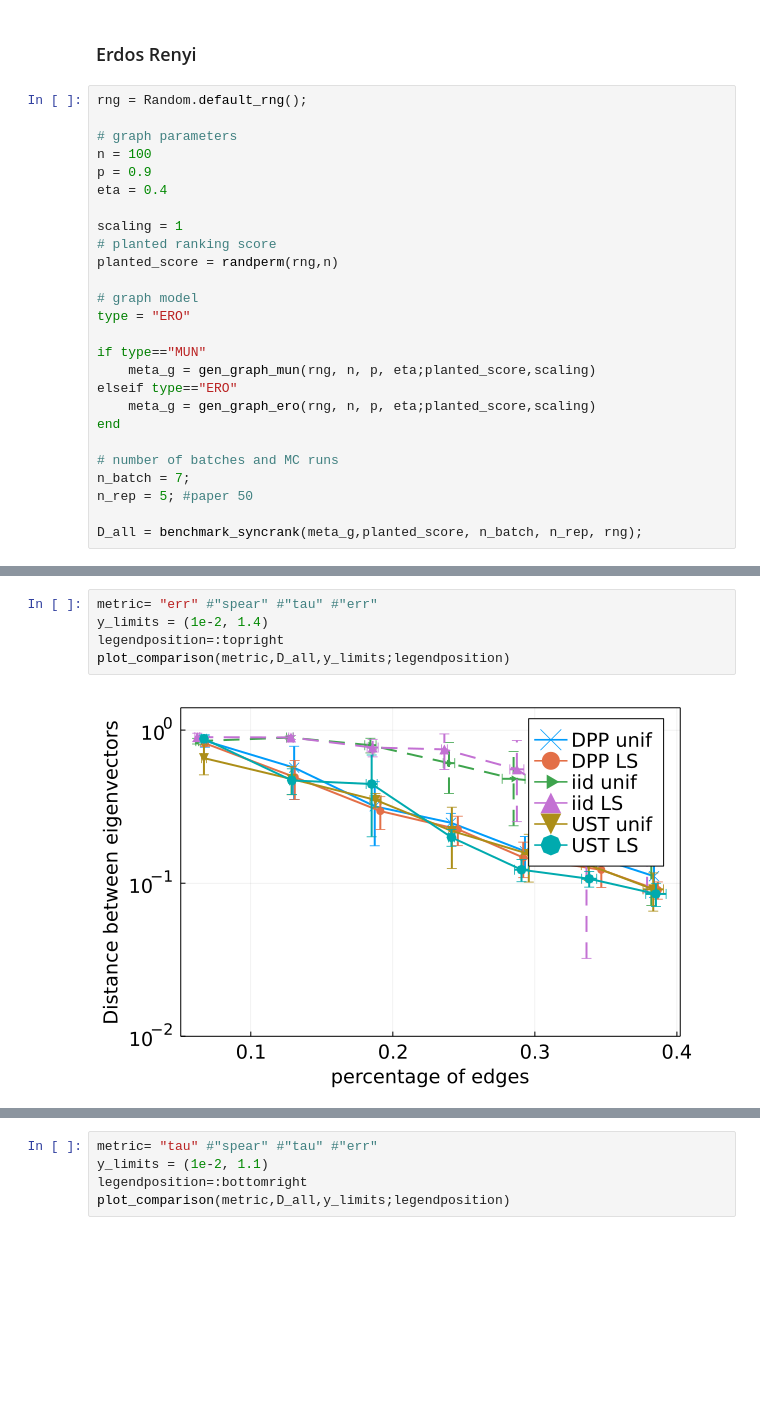
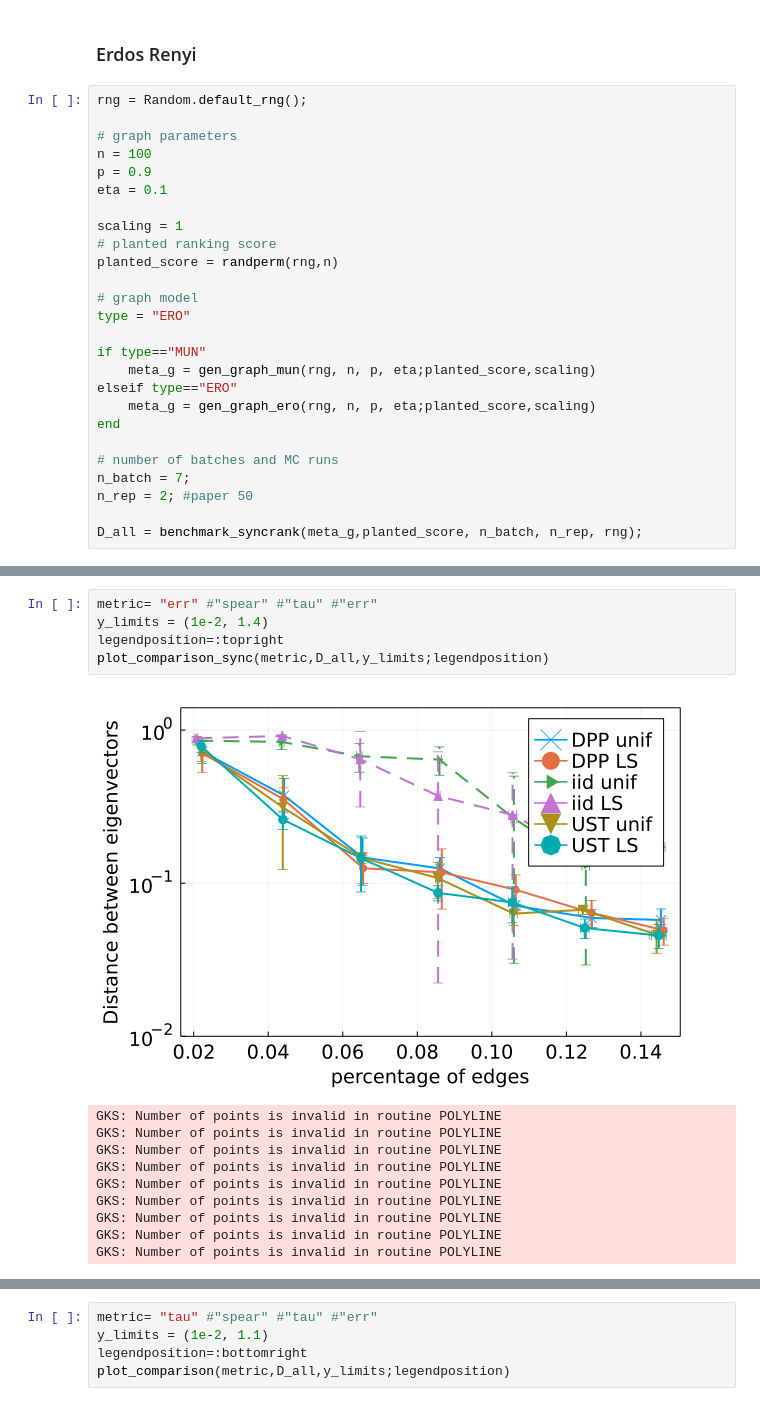
Before and after one commit to For-a-few-DPPs-more/MagneticLaplacianSparsifier.jl, a Jupyter notebook: notebooks/syncrank.ipynb, the cells around one changed output, grey strips where cells are left out. Cells and saved outputs as stored; diff of their text form; blank space fills up the shorter version.

```diff
--- a/notebooks/syncrank.ipynb
+++ b/notebooks/syncrank.ipynb
@@ -12,7 +12,7 @@ rng = Random.default_rng();
 # graph parameters
 n = 100
 p = 0.9
-eta = 0.4
+eta = 0.1
 
 scaling = 1
 # planted ranking score
@@ -29,6 +29,6 @@ end
 
 # number of batches and MC runs
 n_batch = 7;
-n_rep = 5; #paper 50
+n_rep = 2; #paper 50
 
 D_all = benchmark_syncrank(meta_g,planted_score, n_batch, n_rep, rng);
@@ -35,7 +93,16 @@ D_all = benchmark_syncrank(meta_g,planted_score, n_batch, n_rep, rng);
 # %%
 metric= "err" #"spear" #"tau" #"err"
 y_limits = (1e-2, 1.4)
 legendposition=:topright
-plot_comparison(metric,D_all,y_limits;legendposition)
+plot_comparison_sync(metric,D_all,y_limits;legendposition)
 # %% [output]
-[figure, old version]
+[figure, new version]
+GKS: Number of points is invalid in routine POLYLINE
+GKS: Number of points is invalid in routine POLYLINE
+GKS: Number of points is invalid in routine POLYLINE
+GKS: Number of points is invalid in routine POLYLINE
+GKS: Number of points is invalid in routine POLYLINE
+GKS: Number of points is invalid in routine POLYLINE
+GKS: Number of points is invalid in routine POLYLINE
+GKS: Number of points is invalid in routine POLYLINE
+GKS: Number of points is invalid in routine POLYLINE
```
Also changed, not shown: parts of 6 cells of this notebook, 8 other files.
